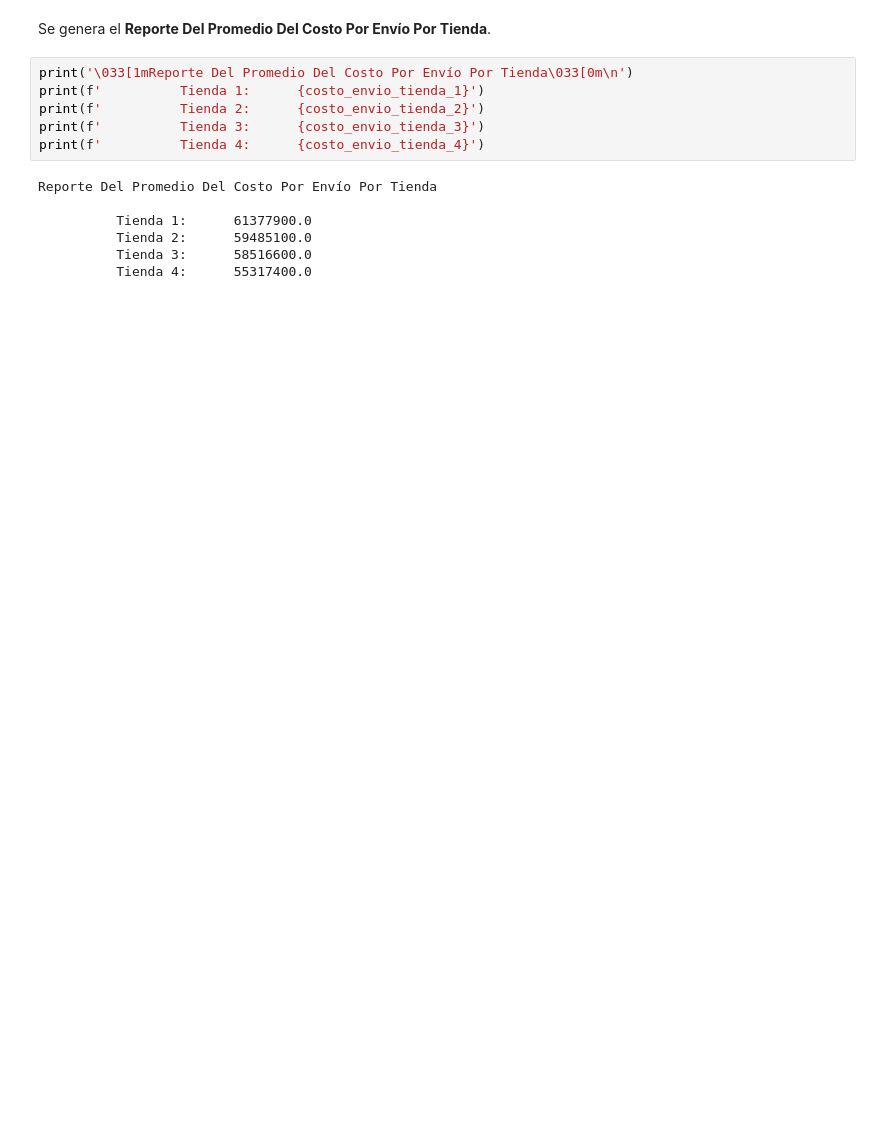
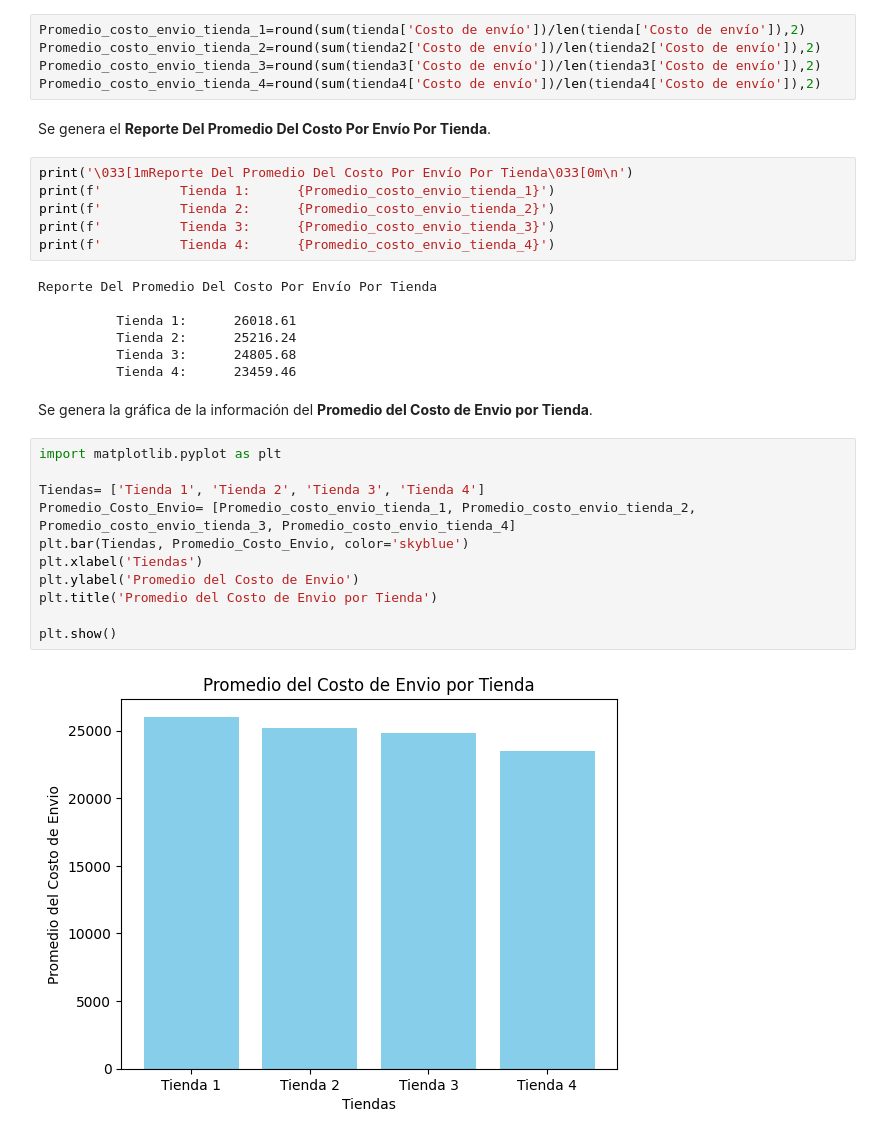
Before and after one commit to GabrielGitHub1709/Challenges_ONE, a Jupyter notebook: AluraStoreLatam.ipynb, the cells around one changed output. Cells and saved outputs as stored; diff of their text form; blank space fills up the shorter version.

```diff
--- a/AluraStoreLatam.ipynb
+++ b/AluraStoreLatam.ipynb
@@ -258,18 +284,38 @@ Tienda 4     Cama king                     56          Armario
 Tienda 4     Carrito de control remoto     55          Guitarra eléctrica               33
 # %% [markdown]
 # 5. Envío promedio por tienda
+# %%
+Promedio_costo_envio_tienda_1=round(sum(tienda['Costo de envío'])/len(tienda['Costo de envío']),2)
+Promedio_costo_envio_tienda_2=round(sum(tienda2['Costo de envío'])/len(tienda2['Costo de envío']),2)
+Promedio_costo_envio_tienda_3=round(sum(tienda3['Costo de envío'])/len(tienda3['Costo de envío']),2)
+Promedio_costo_envio_tienda_4=round(sum(tienda4['Costo de envío'])/len(tienda4['Costo de envío']),2)
 # %% [markdown]
 Se genera el **Reporte Del Promedio Del Costo Por Envío Por Tienda**.
 # %%
 print('\033[1mReporte Del Promedio Del Costo Por Envío Por Tienda\033[0m\n')
-print(f'          Tienda 1:      {costo_envio_tienda_1}')
-print(f'          Tienda 2:      {costo_envio_tienda_2}')
-print(f'          Tienda 3:      {costo_envio_tienda_3}')
-print(f'          Tienda 4:      {costo_envio_tienda_4}')
+print(f'          Tienda 1:      {Promedio_costo_envio_tienda_1}')
+print(f'          Tienda 2:      {Promedio_costo_envio_tienda_2}')
+print(f'          Tienda 3:      {Promedio_costo_envio_tienda_3}')
+print(f'          Tienda 4:      {Promedio_costo_envio_tienda_4}')
 # %% [output]
 Reporte Del Promedio Del Costo Por Envío Por Tienda
 
-          Tienda 1:      61377900.0
-          Tienda 2:      59485100.0
-          Tienda 3:      58516600.0
-          Tienda 4:      55317400.0
+          Tienda 1:      26018.61
+          Tienda 2:      25216.24
+          Tienda 3:      24805.68
+          Tienda 4:      23459.46
+# %% [markdown]
+Se genera la gráfica de la información del **Promedio del Costo de Envio por Tienda**.
+# %%
+import matplotlib.pyplot as plt
+
+Tiendas= ['Tienda 1', 'Tienda 2', 'Tienda 3', 'Tienda 4']
+Promedio_Costo_Envio= [Promedio_costo_envio_tienda_1, Promedio_costo_envio_tienda_2, Promedio_costo_envio_tienda_3, Promedio_costo_envio_tienda_4]
+plt.bar(Tiendas, Promedio_Costo_Envio, color='skyblue')
+plt.xlabel('Tiendas')
+plt.ylabel('Promedio del Costo de Envio')
+plt.title('Promedio del Costo de Envio por Tienda')
+
+plt.show()
+# %% [output]
+[figure, added]
```
Also changed, not shown: parts of 3 cells of this notebook.
